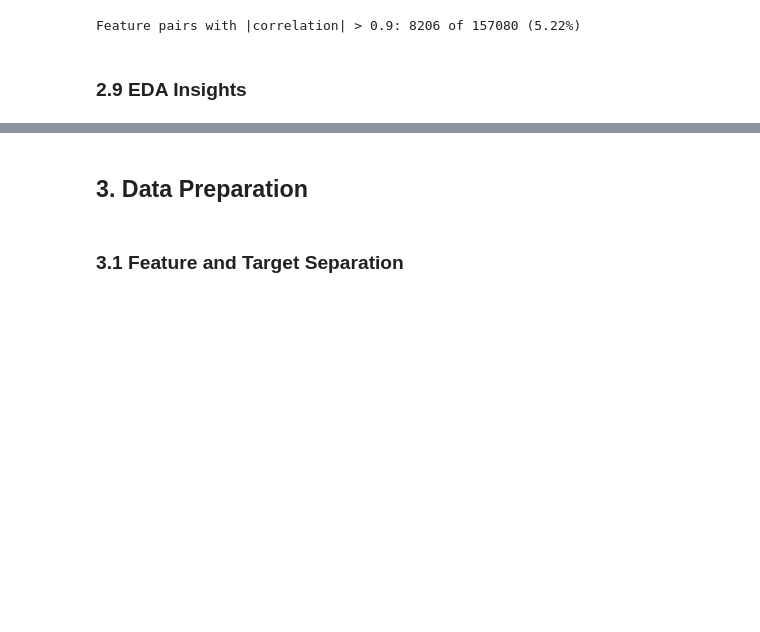
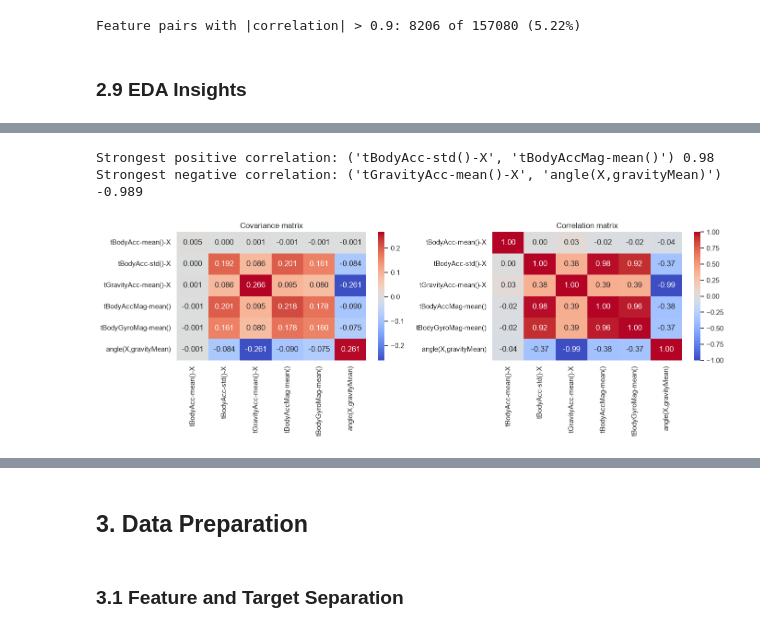
Before and after one commit to Adithya1217/machine_learning_project, a Jupyter notebook: HAR_Classification_Project.ipynb, the cells around one changed output, grey strips where cells are left out. Saved outputs shown, nothing was run; the diff lists cells and outputs as text; code cells hidden in the pictures; blank space fills up the shorter version.

```diff
--- a/HAR_Classification_Project.ipynb
+++ b/HAR_Classification_Project.ipynb
@@ -254,0 +339,18 @@ Feature pairs with |correlation| > 0.9: 8206 of 157080 (5.22%)
+# %%
+# --- covariance / correlation between selected random variables ---
+cov_feats = ["tBodyAcc-mean()-X", "tBodyAcc-std()-X", "tGravityAcc-mean()-X",
+             "tBodyAccMag-mean()", "tBodyGyroMag-mean()", "angle(X,gravityMean)"]
+cov = all_df[cov_feats].cov()
+corr = all_df[cov_feats].corr()
+upper = corr.where(np.triu(np.ones(corr.shape, dtype=bool), k=1)).stack()
+print("Strongest positive correlation:", upper.idxmax(), round(upper.max(), 3))
+print("Strongest negative correlation:", upper.idxmin(), round(upper.min(), 3))
+
+fig, axes = plt.subplots(1, 2, figsize=(14, 5))
+sns.heatmap(cov, annot=True, fmt=".3f", cmap="coolwarm", center=0, ax=axes[0]); axes[0].set_title("Covariance matrix")
+sns.heatmap(corr, annot=True, fmt=".2f", cmap="coolwarm", vmin=-1, vmax=1, ax=axes[1]); axes[1].set_title("Correlation matrix")
+plt.tight_layout(); plt.show()
+# %% [output]
+Strongest positive correlation: ('tBodyAcc-std()-X', 'tBodyAccMag-mean()') 0.98
+Strongest negative correlation: ('tGravityAcc-mean()-X', 'angle(X,gravityMean)') -0.989
+[figure, added]
```
Also changed, not shown: parts of 34 cells of this notebook.
